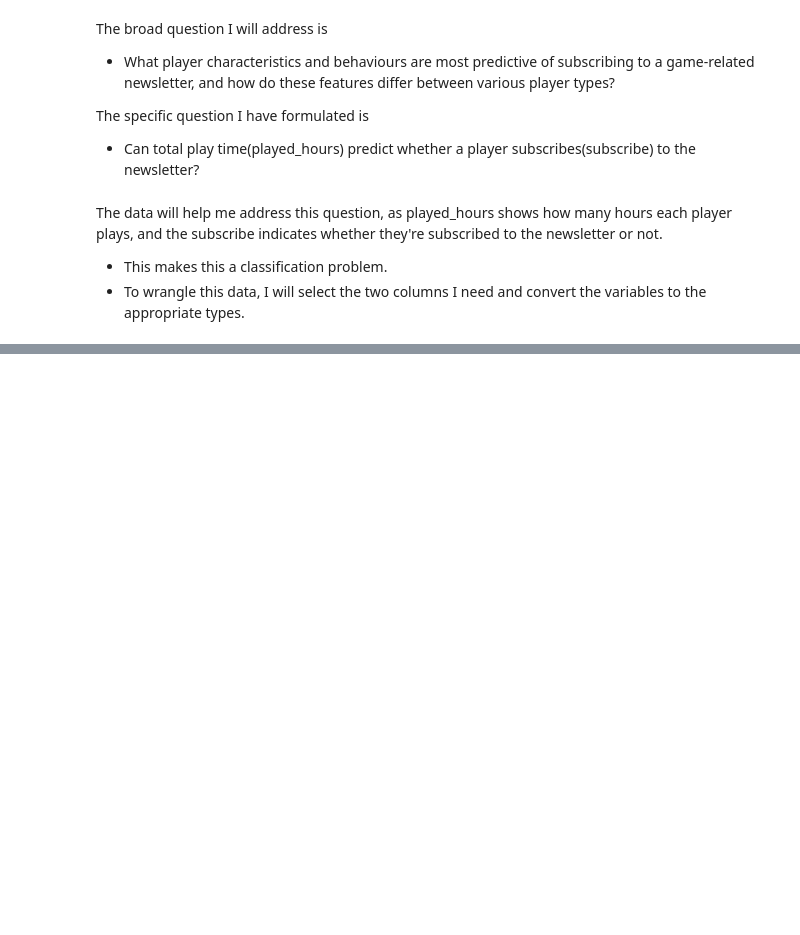
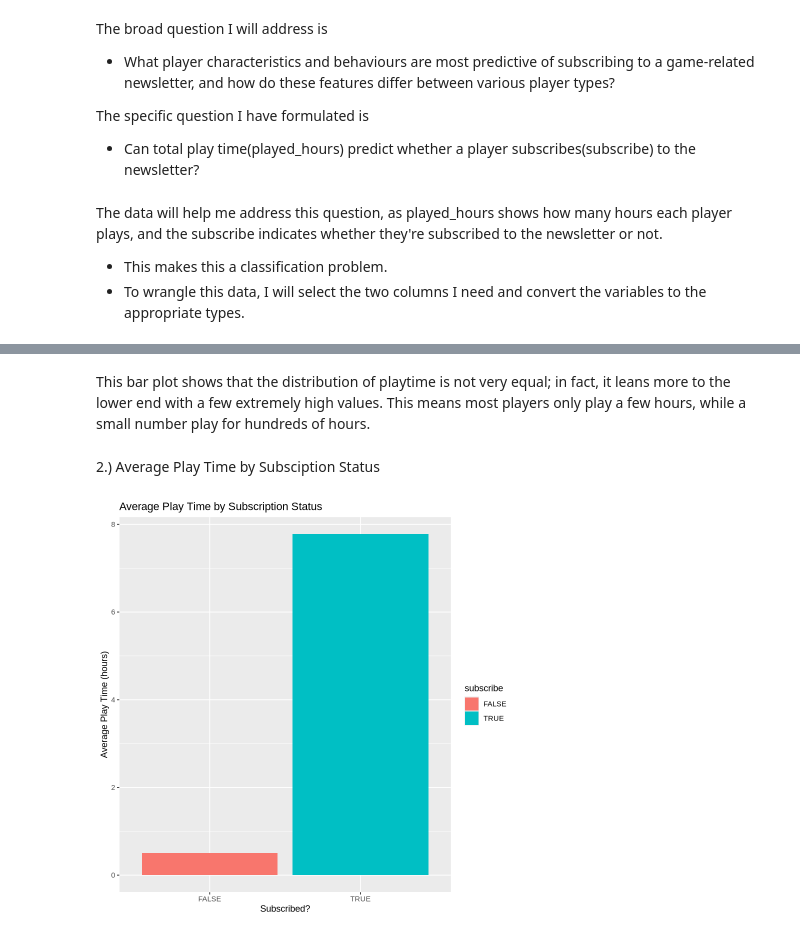
Before and after one commit to jeyacheema/project_planning_individual, a Jupyter notebook: project_planning.ipynb, the cells around one changed output, grey strips where cells are left out. Drawn from its saved outputs; the diff is of its cells as text; code cells hidden in the pictures; blank space fills up the shorter version.

```diff
--- a/project_planning.ipynb
+++ b/project_planning.ipynb
@@ -178,0 +246,15 @@ The data will help me address this question, as played_hours shows how many hour
+# %% [markdown]
+This bar plot shows that the distribution of playtime is not very equal; in fact, it leans more to the lower end with a few extremely high values. This means most players only play a few hours, while a small number play for hundreds of hours.
+# %% [markdown]
+2.) Average Play Time by Subsciption Status
+# %%
+ players_wrangle|>
+  group_by(subscribe)|>
+  summarise(mean_hours = mean(played_hours )) |>
+  ggplot(aes(x = subscribe, y = mean_hours, fill = subscribe)) +
+  geom_col() +
+  labs(title = "Average Play Time by Subscription Status",
+       x = "Subscribed?",
+       y = "Average Play Time (hours)")
+# %% [output]
+[figure, added]
```
Also changed, not shown: parts of 13 cells of this notebook.
